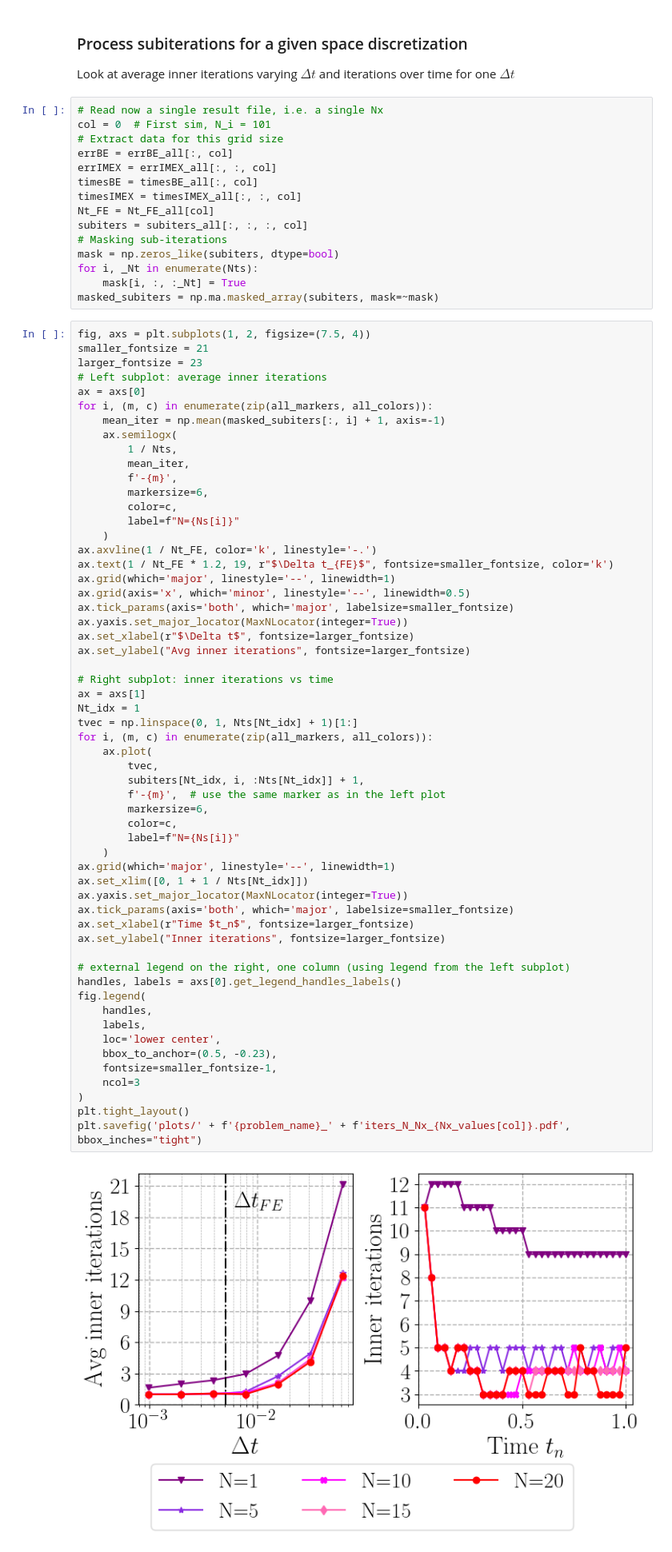
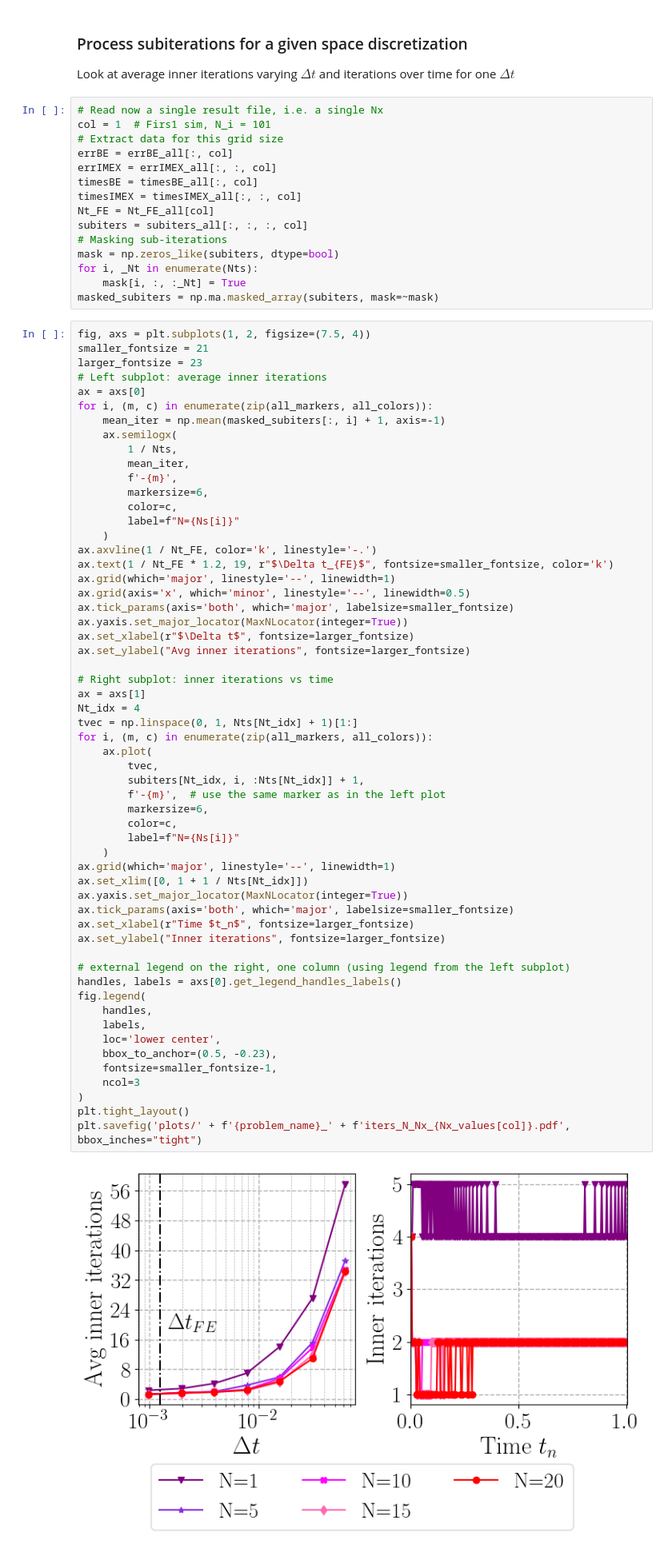
Before and after one commit to Fra-Sala/IMEX-RB, a Jupyter notebook: postprocessing/AdvDiff2D/NvsNt.ipynb, the cells around one changed output. Shown at 80% size. Saved outputs shown, nothing was run; the diff lists cells and outputs as text.

```diff
--- a/postprocessing/AdvDiff2D/NvsNt.ipynb
+++ b/postprocessing/AdvDiff2D/NvsNt.ipynb
@@ -226,7 +226,7 @@ Look at average inner iterations varying $\Delta t$ and iterations over time
 for one $\Delta t$
 # %%
 # Read now a single result file, i.e. a single Nx
-col = 0  # First sim, N_i = 101
+col = 1  # Firs1 sim, N_i = 101
 # Extract data for this grid size
 errBE = errBE_all[:, col]
 errIMEX = errIMEX_all[:, :, col]
@@ -266,35 +266,35 @@ ax.set_ylabel("Avg inner iterations", fontsize=larger_fontsize)
 
 # Right subplot: inner iterations vs time
 ax = axs[1]
-Nt_idx = 1
+Nt_idx = 4
 tvec = np.linspace(0, 1, Nts[Nt_idx] + 1)[1:]
 for i, (m, c) in enumerate(zip(all_markers, all_colors)):
     ax.plot(
         tvec,
         subiters[Nt_idx, i, :Nts[Nt_idx]] + 1,
         f'-{m}',  # use the same marker as in the left plot
         markersize=6,
         color=c,
         label=f"N={Ns[i]}"
     )
 ax.grid(which='major', linestyle='--', linewidth=1)
 ax.set_xlim([0, 1 + 1 / Nts[Nt_idx]])
 ax.yaxis.set_major_locator(MaxNLocator(integer=True))
 ax.tick_params(axis='both', which='major', labelsize=smaller_fontsize)
 ax.set_xlabel(r"Time $t_n$", fontsize=larger_fontsize)
 ax.set_ylabel("Inner iterations", fontsize=larger_fontsize)
 
 # external legend on the right, one column (using legend from the left subplot)
 handles, labels = axs[0].get_legend_handles_labels()
 fig.legend(
     handles,
     labels,
     loc='lower center',
     bbox_to_anchor=(0.5, -0.23),
     fontsize=smaller_fontsize-1,
     ncol=3
 )
 plt.tight_layout()
 plt.savefig('plots/' + f'{problem_name}_' + f'iters_N_Nx_{Nx_values[col]}.pdf', bbox_inches="tight")
 # %% [output]
-[figure, old version]
+[figure, new version]
```
Also changed, not shown: parts of 1 cell of this notebook, 3 other files.
